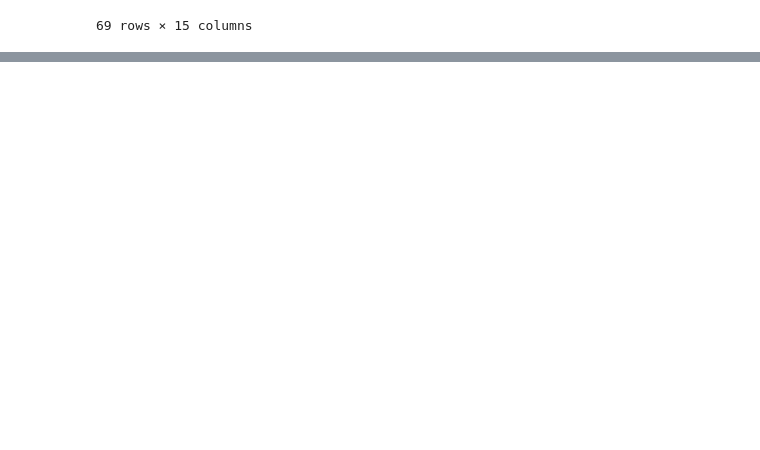
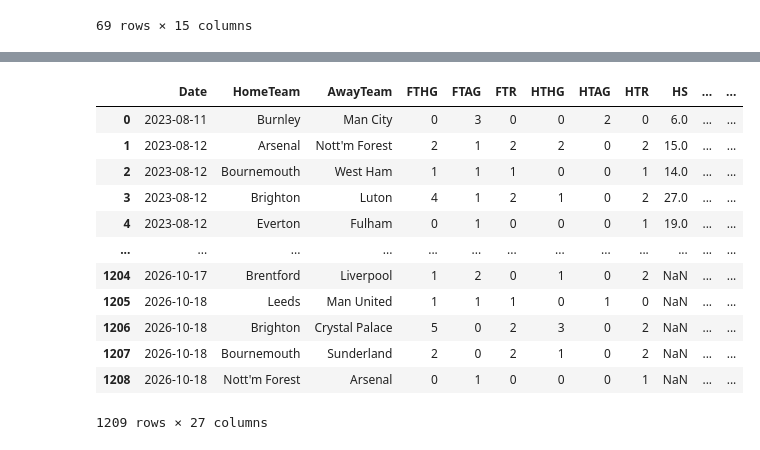
Before and after one commit to kacperchlastawa/pl_predictor, a Jupyter notebook: notebooks/01_preview.ipynb, the cells around one changed output, grey strips where cells are left out. Drawn from its saved outputs; the diff is of its cells as text; code cells hidden in the pictures; blank space fills up the shorter version.

```diff
--- a/notebooks/01_preview.ipynb
+++ b/notebooks/01_preview.ipynb
@@ -268,0 +335,18 @@ finished_df
+# %%
+new_df = pd.concat([df, df_api], ignore_index= True)
+new_df = new_df.sort_values('Date').reset_index(drop=True)
+new_df
+# %% [output]
+|  | Date | HomeTeam | AwayTeam | FTHG | FTAG | FTR | HTHG | HTAG | HTR | HS | ... | ... |
+| 0 | 2023-08-11 | Burnley | Man City | 0 | 3 | 0 | 0 | 2 | 0 | 6.0 | ... | ... |
+| 1 | 2023-08-12 | Arsenal | Nott'm Forest | 2 | 1 | 2 | 2 | 0 | 2 | 15.0 | ... | ... |
+| 2 | 2023-08-12 | Bournemouth | West Ham | 1 | 1 | 1 | 0 | 0 | 1 | 14.0 | ... | ... |
+| 3 | 2023-08-12 | Brighton | Luton | 4 | 1 | 2 | 1 | 0 | 2 | 27.0 | ... | ... |
+| 4 | 2023-08-12 | Everton | Fulham | 0 | 1 | 0 | 0 | 0 | 1 | 19.0 | ... | ... |
+| ... | ... | ... | ... | ... | ... | ... | ... | ... | ... | ... | ... | ... |
+| 1204 | 2026-10-17 | Brentford | Liverpool | 1 | 2 | 0 | 1 | 0 | 2 | NaN | ... | ... |
+| 1205 | 2026-10-18 | Leeds | Man United | 1 | 1 | 1 | 0 | 1 | 0 | NaN | ... | ... |
+| 1206 | 2026-10-18 | Brighton | Crystal Palace | 5 | 0 | 2 | 3 | 0 | 2 | NaN | ... | ... |
+| 1207 | 2026-10-18 | Bournemouth | Sunderland | 2 | 0 | 2 | 1 | 0 | 2 | NaN | ... | ... |
+| 1208 | 2026-10-18 | Nott'm Forest | Arsenal | 0 | 1 | 0 | 0 | 0 | 1 | NaN | ... | ... |
+1209 rows × 27 columns
```
Also changed, not shown: parts of 5 cells of this notebook, 1 other file.
